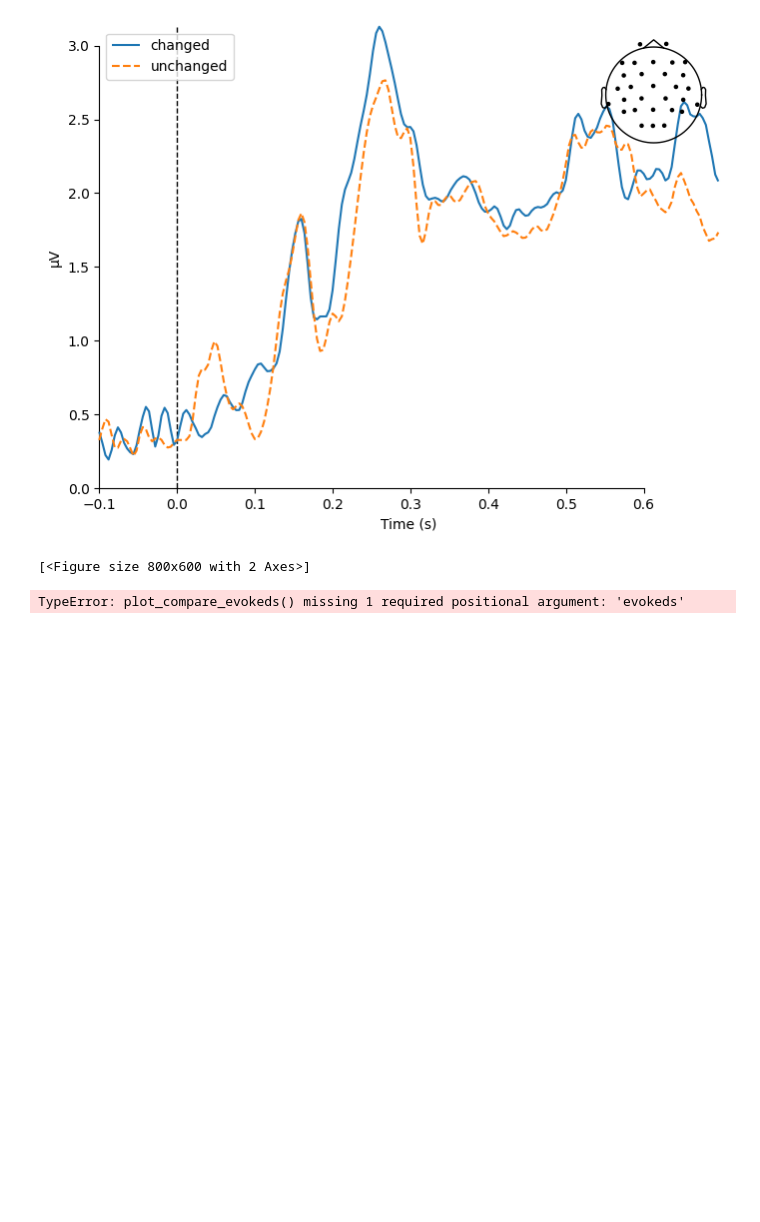
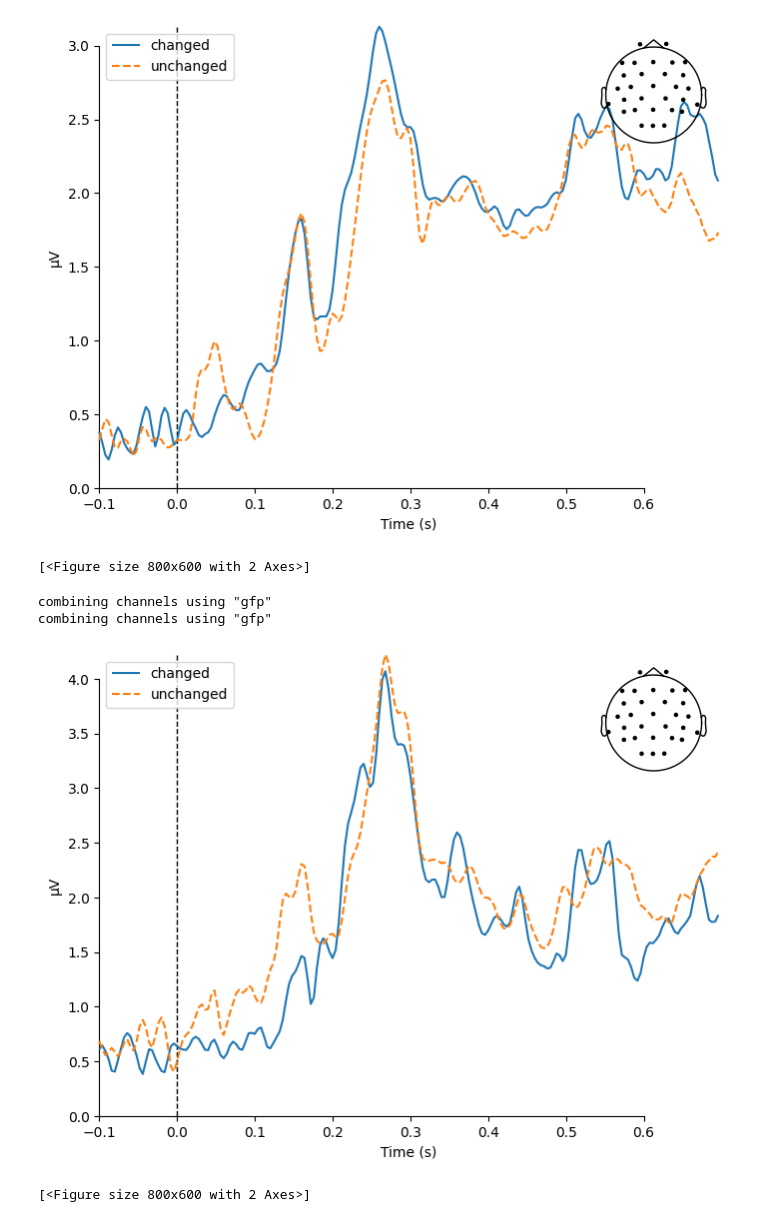
Before and after one commit to lauritswl/EEG_Thatcher_Effect, a Jupyter notebook: thatcher_experiment_notebook_EEG.ipynb, the cells around one changed output. Saved outputs shown, nothing was run; the diff lists cells and outputs as text; code cells hidden in the pictures; blank space fills up the shorter version.

Commit message:
Made some more plots, added events by epochs

```diff
--- a/thatcher_experiment_notebook_EEG.ipynb
+++ b/thatcher_experiment_notebook_EEG.ipynb
@@ -313,14 +313,37 @@ all_unchanged = epochs['Unchanged']
 all_changed_evoked = epochs['Changed'].average()
 all_unchanged_evoked = epochs['Unchanged'].average()
 
+# INTERACTIONS
+# Changed vs Unchanged X Inversion effect
 ## creating for changed vs unchanged for each rotation
 changed_0 = epochs['Changed/0'].average()
 changed_90 = epochs['Changed/90'].average()
 changed_180 = epochs['Changed/180'].average()
 
-unchanged_0 = epochs['Changed/0'].average()
-unchanged_90 = epochs['Changed/90'].average()
-unchanged_180 = epochs['Changed/180'].average()
+unchanged_0 = epochs['Unchanged/0'].average()
+unchanged_90 = epochs['Unchanged/90'].average()
+unchanged_180 = epochs['Unchanged/180'].average()
+
+# Familiar vs Unfamiliar X Changed vs Unchanged X Inversion effect
+## creating for famiar vs unfamiliar interacting with inverse effect
+
+## Familiar
+changed_0_familiar = epochs['Changed/0/Familliar'].average()
+changed_90_familiar = epochs['Changed/90/Familliar'].average()
+changed_180_familiar = epochs['Changed/180/Familliar'].average()
+
+unchanged_0_familiar = epochs['Unchanged/0/Familliar'].average()
+unchanged_90_familiar = epochs['Unchanged/90/Familliar'].average()
+unchanged_180_familiar = epochs['Unchanged/180/Familliar'].average()
+
+## Unfamiliar
+changed_0_unfamiliar = epochs['Changed/0/Unfamilliar'].average()
+changed_90_unfamiliar = epochs['Changed/90/Unfamilliar'].average()
+changed_180_unfamiliar = epochs['Changed/180/Unfamilliar'].average()
+
+unchanged_0_unfamiliar = epochs['Unchanged/0/Unfamilliar'].average()
+unchanged_90_unfamiliar = epochs['Unchanged/90/Unfamilliar'].average()
+unchanged_180_unfamiliar = epochs['Unchanged/180/Unfamilliar'].average()
 # %%
 all_changed.plot_image(picks=('Oz'));
 all_unchanged.plot_image(picks=('Oz'));
@@ -344,9 +368,13 @@ combining channels using "gfp"
 combining channels using "gfp"
 [figure]
 [<Figure size 800x600 with 2 Axes>]
-# %%
-mne.viz.plot_compare_evokeds(colors=dict(aud=0, vis=1),
-                             linestyles=dict(left='solid', right='dashed'),
-                             time_unit='ms')
-# %% [output]
-TypeError: plot_compare_evokeds() missing 1 required positional argument: 'evokeds'
+# %%
+# INVERSED x CHANGED VS UNCHANGED
+mne.viz.plot_compare_evokeds(dict(changed=changed_180, unchanged=unchanged_180),
+                             linestyles=dict(changed ='solid', unchanged ='dashed'),
+                             legend='upper left', show_sensors='upper right')
+# %% [output]
+combining channels using "gfp"
+combining channels using "gfp"
+[figure, added]
+[<Figure size 800x600 with 2 Axes>]
```
Also changed, not shown: parts of 7 cells of this notebook.
